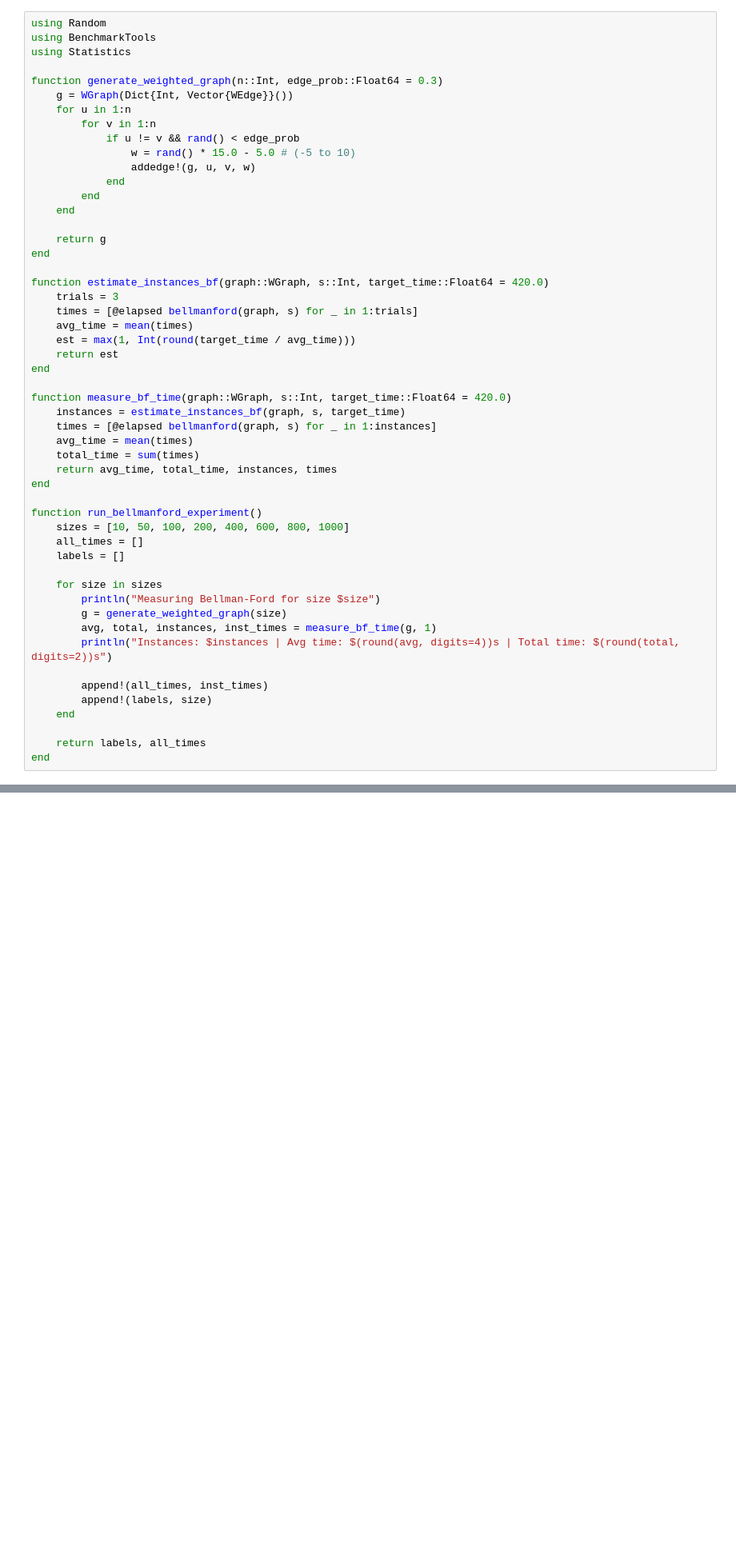
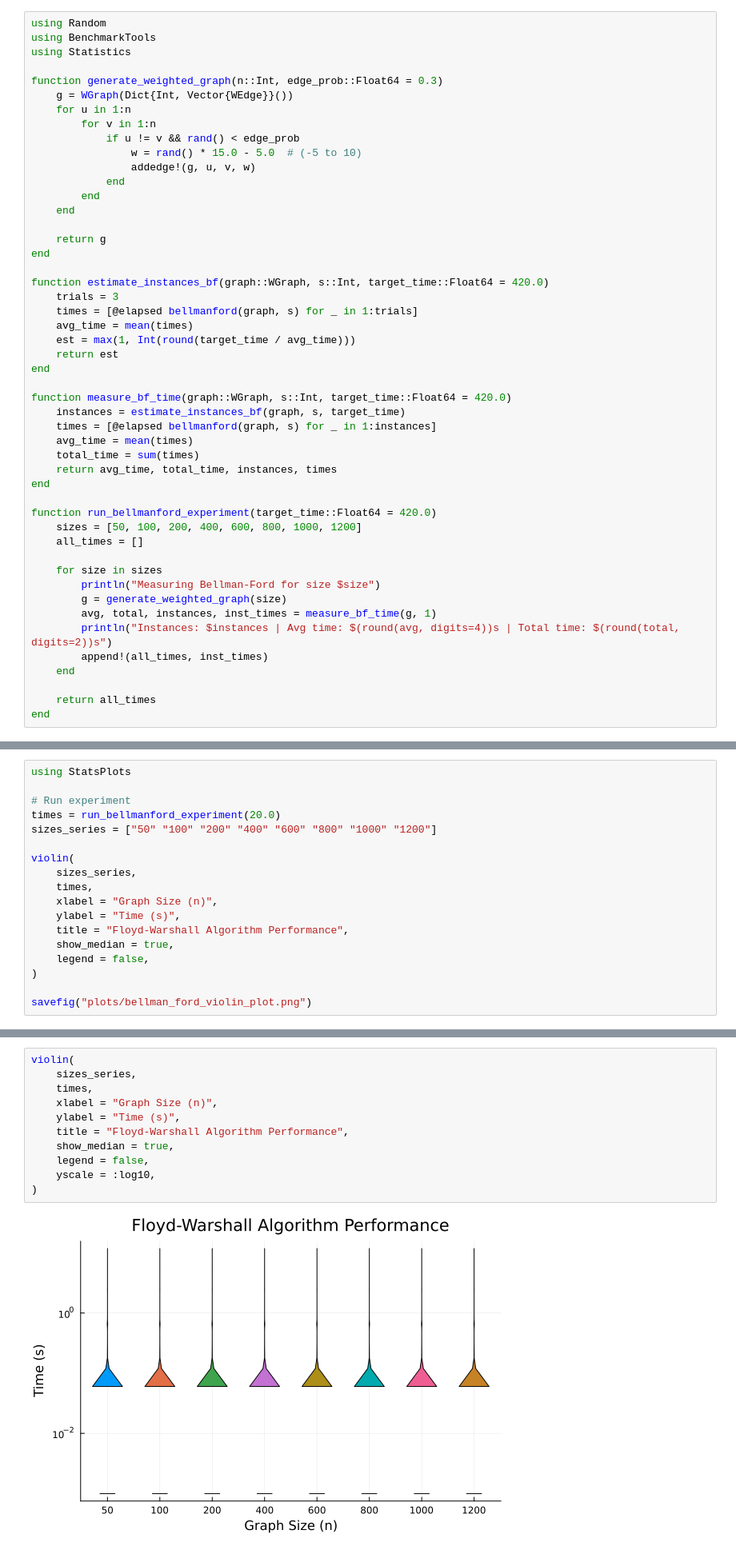
Before and after one commit to wujciak/DiscreteMath, a Jupyter notebook: path-finding/bellman-ford.ipynb, the cells around one changed output, grey strips where cells are left out. Shown: that part at 80% size. Cells and saved outputs as stored; diff of their text form; blank space fills up the shorter version.

```diff
--- a/path-finding/bellman-ford.ipynb
+++ b/path-finding/bellman-ford.ipynb
@@ -77,7 +83,7 @@ function generate_weighted_graph(n::Int, edge_prob::Float64 = 0.3)
     for u in 1:n
         for v in 1:n
             if u != v && rand() < edge_prob
-                w = rand() * 15.0 - 5.0 # (-5 to 10)
+                w = rand() * 15.0 - 5.0  # (-5 to 10)
                 addedge!(g, u, v, w)
             end
         end
@@ -102,21 +108,18 @@ function measure_bf_time(graph::WGraph, s::Int, target_time::Float64 = 420.0)
     return avg_time, total_time, instances, times
 end
 
-function run_bellmanford_experiment()
-    sizes = [10, 50, 100, 200, 400, 600, 800, 1000]
+function run_bellmanford_experiment(target_time::Float64 = 420.0)
+    sizes = [50, 100, 200, 400, 600, 800, 1000, 1200]
     all_times = []
-    labels = []
 
     for size in sizes
         println("Measuring Bellman-Ford for size $size")
         g = generate_weighted_graph(size)
         avg, total, instances, inst_times = measure_bf_time(g, 1)
         println("Instances: $instances | Avg time: $(round(avg, digits=4))s | Total time: $(round(total, digits=2))s")
-
         append!(all_times, inst_times)
-        append!(labels, size)
     end
 
-    return labels, all_times
+    return all_times
 end
 # %% [output]
@@ -146,0 +129,18 @@ Measuring Bellman-Ford for size 600
+# %%
+using StatsPlots
+
+# Run experiment
+times = run_bellmanford_experiment(20.0)
+sizes_series = ["50" "100" "200" "400" "600" "800" "1000" "1200"]
+
+violin(
+    sizes_series,
+    times,
+    xlabel = "Graph Size (n)",
+    ylabel = "Time (s)",
+    title = "Floyd-Warshall Algorithm Performance",
+    show_median = true,
+    legend = false,
+)
+
+savefig("plots/bellman_ford_violin_plot.png")
@@ -146,0 +165,13 @@ Measuring Bellman-Ford for size 600
+# %%
+violin(
+    sizes_series,
+    times,
+    xlabel = "Graph Size (n)",
+    ylabel = "Time (s)",
+    title = "Floyd-Warshall Algorithm Performance",
+    show_median = true,
+    legend = false,
+    yscale = :log10,
+)
+# %% [output]
+[figure, added]
```
Also changed, not shown: parts of 7 cells of this notebook, 2 other files.
